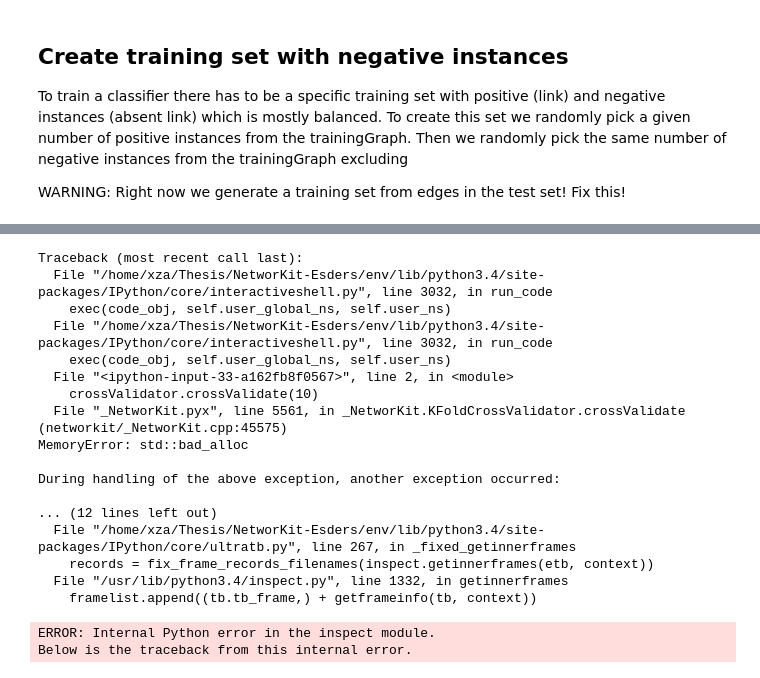
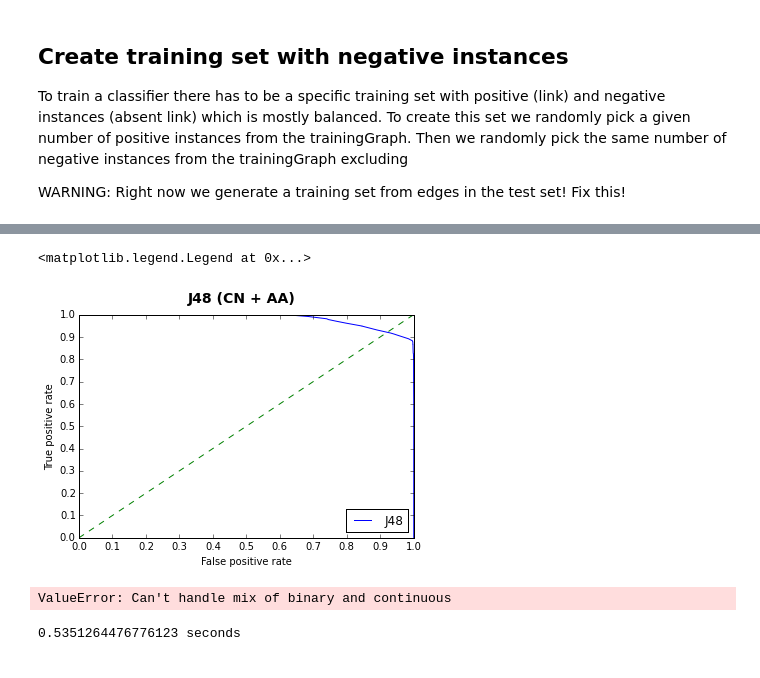
Before and after one commit to kit-parco/networkit-hyperbolic-kd, a Jupyter notebook: Doc/Notebooks/LinkPrediction.ipynb, the cells around one changed output, grey strips where cells are left out. Saved outputs shown, nothing was run; the diff lists cells and outputs as text; code cells hidden in the pictures.

```diff
--- a/Doc/Notebooks/LinkPrediction.ipynb
+++ b/Doc/Notebooks/LinkPrediction.ipynb
@@ -322,23 +119,24 @@ viztasks.drawGraph(subGraph, (7,7), False, a, None, color)
-# %%
-crossValidator = linkprediction.KFoldCrossValidator(G, commonNeighborsIndex, roc)
-crossValidator.crossValidate(10)
-# %% [output]
-Traceback (most recent call last):
-  File "/home/xza/Thesis/NetworKit-Esders/env/lib/python3.4/site-packages/IPython/core/interactiveshell.py", line 3032, in run_code
-    exec(code_obj, self.user_global_ns, self.user_ns)
-  File "/home/xza/Thesis/NetworKit-Esders/env/lib/python3.4/site-packages/IPython/core/interactiveshell.py", line 3032, in run_code
-    exec(code_obj, self.user_global_ns, self.user_ns)
-  File "<ipython-input-33-a162fb8f0567>", line 2, in <module>
-    crossValidator.crossValidate(10)
-  File "_NetworKit.pyx", line 5561, in _NetworKit.KFoldCrossValidator.crossValidate (networkit/_NetworKit.cpp:45575)
-MemoryError: std::bad_alloc
-
-During handling of the above exception, another exception occurred:
-
-... (12 lines left out)
-  File "/home/xza/Thesis/NetworKit-Esders/env/lib/python3.4/site-packages/IPython/core/ultratb.py", line 267, in _fixed_getinnerframes
-    records = fix_frame_records_filenames(inspect.getinnerframes(etb, context))
-  File "/usr/lib/python3.4/inspect.py", line 1332, in getinnerframes
-    framelist.append((tb.tb_frame,) + getframeinfo(tb, context))
-ERROR: Internal Python error in the inspect module.
-Below is the traceback from this internal error.
+# %%
+fpr, tpr, thresholds = metrics.precision_recall_curve(classesTest, isEdgePred)
+plt.suptitle("J48 (CN + AA)", fontsize=14, fontweight="bold")
+plt.xticks([z / 10 for z in range(11)])
+plt.yticks([z / 10 for z in range(11)])
+plt.xlabel("False positive rate")
+plt.ylabel("True positive rate")
+plt.axis([0, 1, 0, 1])
+j48, = plt.plot(fpr, tpr, label="J48")
+plt.plot([0, 1], [0, 1], ls='--')
+plt.legend(handles=[j48], loc=4)
+# %% [output]
+<matplotlib.legend.Legend at 0x...>
+[figure, added]
+# %%
+metrics.precision_recall_fscore_support(classesTest, isEdgePred)
+# %% [output]
+ValueError: Can't handle mix of binary and continuous
+# %%
+startTime = time.time()
+predictions = commonNeighborsIndex.runOnParallel(missingLinks)
+print("%s seconds" % (time.time() - startTime))
+# %% [output]
+0.5351264476776123 seconds
```
Also changed, not shown: parts of 72 cells of this notebook, 10 other files.
